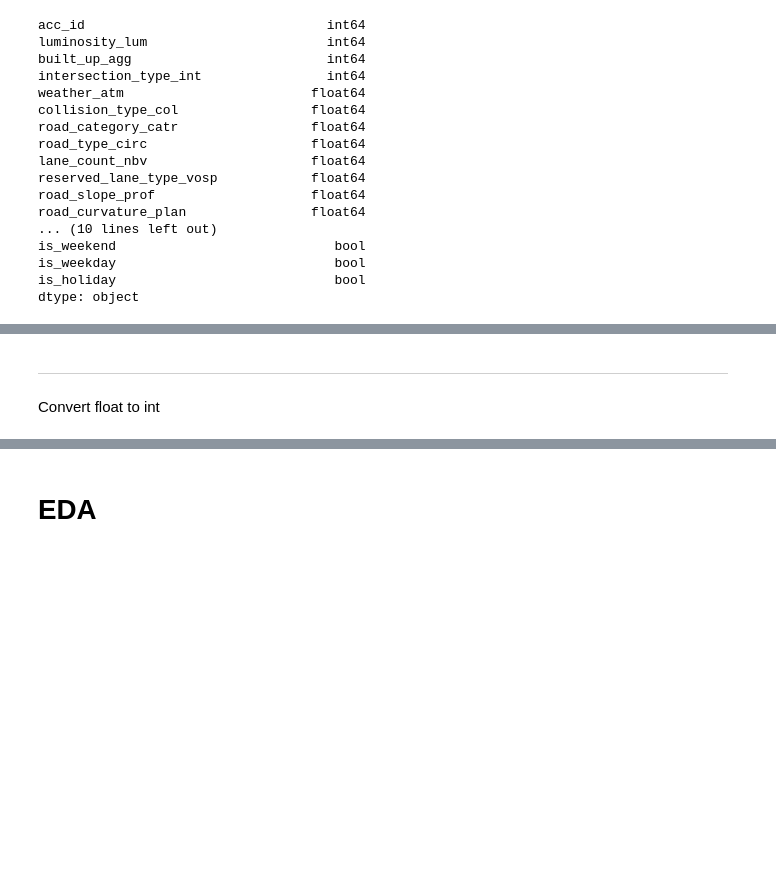
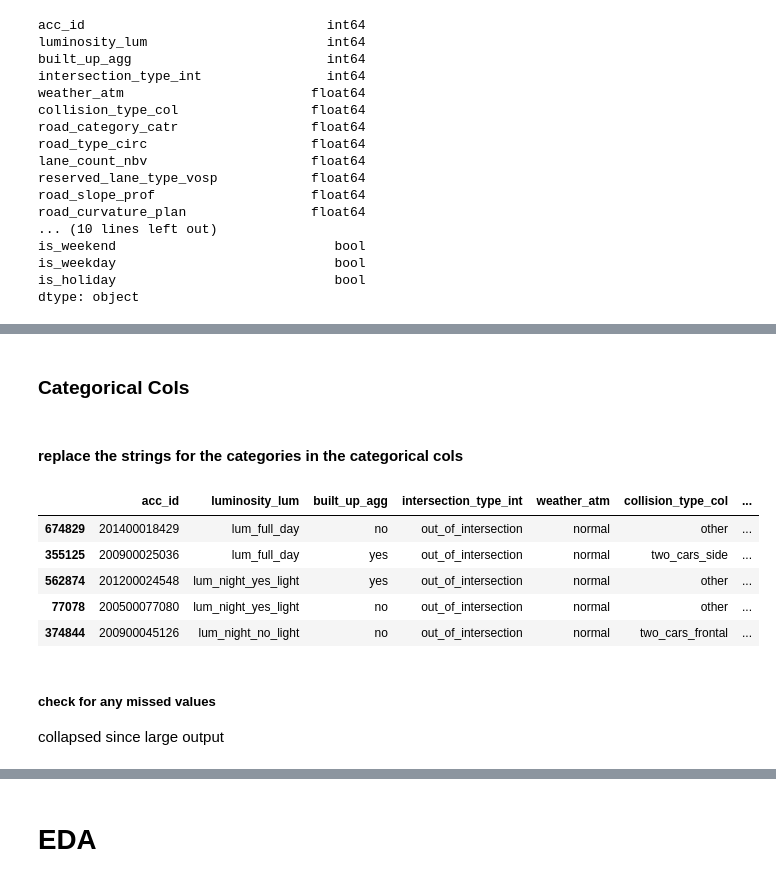
Before and after one commit to August-JF-Perez/AugustP_Crash_Location_Characterization, a Jupyter notebook: Capstone 3 Data Wrangling and EDA.ipynb, the cells around one changed output, grey strips where cells are left out. Saved outputs shown, nothing was run; the diff lists cells and outputs as text; code cells hidden in the pictures; blank space fills up the shorter version.

```diff
--- a/Capstone 3 Data Wrangling and EDA.ipynb
+++ b/Capstone 3 Data Wrangling and EDA.ipynb
@@ -1707,3 +1721,0 @@ list(df_main.columns)
-# %% [markdown]
-____
-Convert float to int
@@ -1711,0 +1722,30 @@ df_main[['weather_atm', 'collision_type_col', 'road_category_catr', 'road_type_c
+# %% [markdown]
+### Categorical Cols
+# %% [markdown]
+#### replace the strings for the categories in the categorical cols
+# %%
+df_main.replace(inplace=True, to_replace = {'luminosity_lum' : {1 : 'lum_full_day', 2 : 'lum_twighlight', 3 : 'lum_night_no_light', 4 : 'lum_night_no_light', 5 : 'lum_night_yes_light'},
+    'built_up_agg' : {1 : 'no', 2 : 'yes'},
+    'intersection_type_int' : {0 : 'other', 1 : 'out_of_intersection', 2 : 'x_intersection', 3 : 't_intersection', 4 : 'y_intersection', 5 : '4+_intersection', 6 : 'roundabout', 7 : 'place', 8 : 'level_crossing', 9 : 'other'},
+    'weather_atm' : {1 : 'normal', 2 : 'rain_light', 3 : 'rain_heavy', 4 : 'snow_hail', 5 : 'fog_smoke', 6 : 'storm', 7 : 'dazzling', 8 : 'cloudy', 9 : 'other'},
+    'collision_type_col' : {1 : 'two_cars_frontal', 2 : 'two_cars_rear', 3 : 'two_cars_side', 4 : 'three+_chain', 5 : 'three+_multiple', 6 : 'other', 7 : 'no_collision'},
+    'road_category_catr' : {1 : 'highway_toll', 2 : 'highway_free', 3 : 'departmental_road', 4 : 'municipal_road', 5 : 'off_public_network', 6 : 'parking_lot', 9 : 'other'},
+    'road_type_circ' : {0.0 : 'other', 1 : 'one_way', 2 : 'two_way', 3 : 'seperated_carriageway', 4 : 'variable_assignment'},
+    'reserved_lane_type_vosp' : {0.0 : 'no_reserved_lane', 1 : 'bike_path', 2 : 'bike_parking', 3 : 'reserved_lane'},
+    'road_slope_prof' : {0.0 : 'other', 1 : 'dish', 2 : 'slope', 3 : 'hill_top', 4 : 'hill_bottom'},
+    'road_curvature_plan' : {0.0 : 'other', 1 : 'straight', 2 : 'curve_left', 3 : 'curve_right', 4 : 's_shape'},
+    'surface_cond_surf' : {0.0 : 'other', 1 : 'dry', 2 : 'wet', 3 : 'puddles', 4 : 'flooded', 5 : 'snow', 6 : 'mud', 7 : 'ice', 8 : 'oil', 9 : 'other'},
+    'infrastructure_infra' : {0.0 : 'none', 1 : 'tunnel', 2 : 'bridge', 3 : 'interchange', 4 : 'railway', 5 : 'carrefour_arranged', 6 : 'pedestrian_area', 7 : 'toll_zone'},
+    'crash_location_situ' : {0.0 : 'none', 1 : 'road', 2 : 'emergency_stop_lane', 3 : 'verge', 4 : 'sidewalk', 5 : 'bike_path'}})
+# %%
+df_main.sample(5)
+# %% [output]
+|  | acc_id | luminosity_lum | built_up_agg | intersection_type_int | weather_atm | collision_type_col | ... |
+| 674829 | 201400018429 | lum_full_day | no | out_of_intersection | normal | other | ... |
+| 355125 | 200900025036 | lum_full_day | yes | out_of_intersection | normal | two_cars_side | ... |
+| 562874 | 201200024548 | lum_night_yes_light | yes | out_of_intersection | normal | other | ... |
+| 77078 | 200500077080 | lum_night_yes_light | no | out_of_intersection | normal | other | ... |
+| 374844 | 200900045126 | lum_night_no_light | no | out_of_intersection | normal | two_cars_frontal | ... |
+# %% [markdown]
+##### check for any missed values
+collapsed since large output
```
Also changed, not shown: parts of 45 cells of this notebook.
